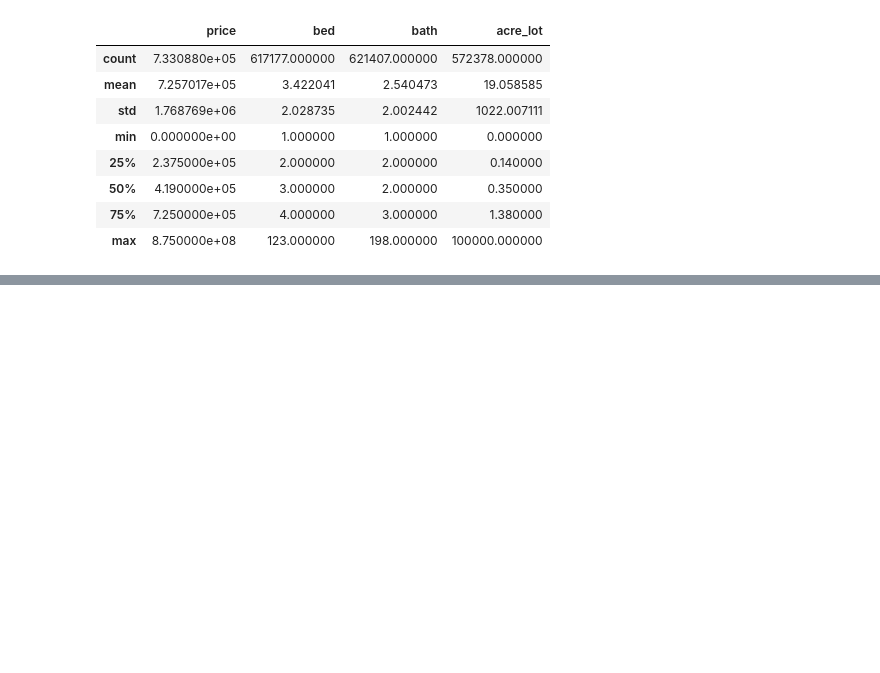
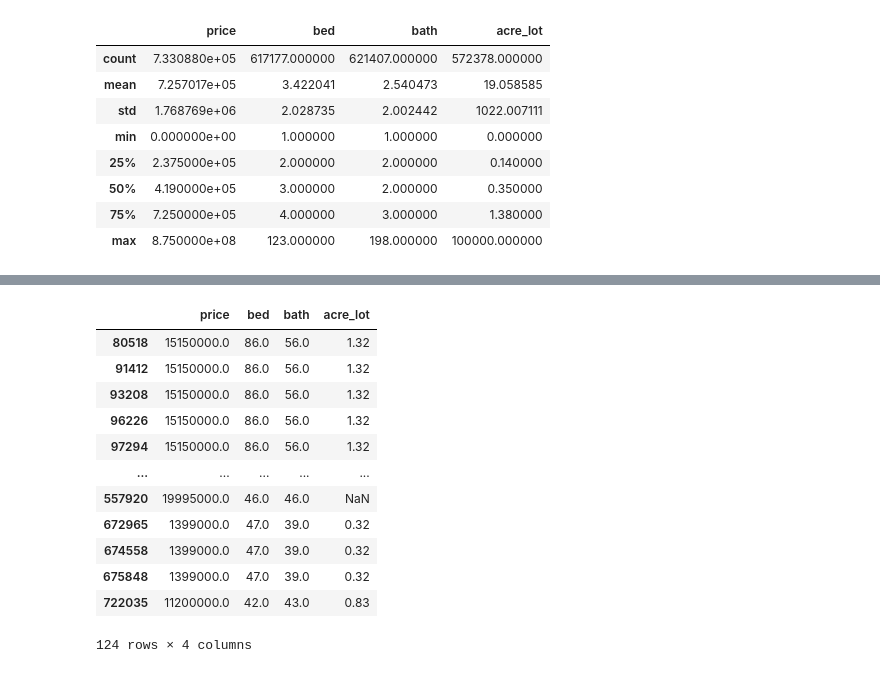
Before and after one commit to gajulaa/US-Real-Estate, a Jupyter notebook: EDA.ipynb, the cells around one changed output, grey strips where cells are left out. Saved outputs shown, nothing was run; the diff lists cells and outputs as text; code cells hidden in the pictures; blank space fills up the shorter version.

```diff
--- a/EDA.ipynb
+++ b/EDA.ipynb
@@ -171,0 +201,16 @@ RE_subset.describe()
+# %%
+RE_subset[RE_subset['bed']> 40 ] # 124 houses with more than 40 bedrooms.
+# %% [output]
+|  | price | bed | bath | acre_lot |
+| 80518 | 15150000.0 | 86.0 | 56.0 | 1.32 |
+| 91412 | 15150000.0 | 86.0 | 56.0 | 1.32 |
+| 93208 | 15150000.0 | 86.0 | 56.0 | 1.32 |
+| 96226 | 15150000.0 | 86.0 | 56.0 | 1.32 |
+| 97294 | 15150000.0 | 86.0 | 56.0 | 1.32 |
+| ... | ... | ... | ... | ... |
+| 557920 | 19995000.0 | 46.0 | 46.0 | NaN |
+| 672965 | 1399000.0 | 47.0 | 39.0 | 0.32 |
+| 674558 | 1399000.0 | 47.0 | 39.0 | 0.32 |
+| 675848 | 1399000.0 | 47.0 | 39.0 | 0.32 |
+| 722035 | 11200000.0 | 42.0 | 43.0 | 0.83 |
+124 rows × 4 columns
```
Also changed, not shown: parts of 6 cells of this notebook.
